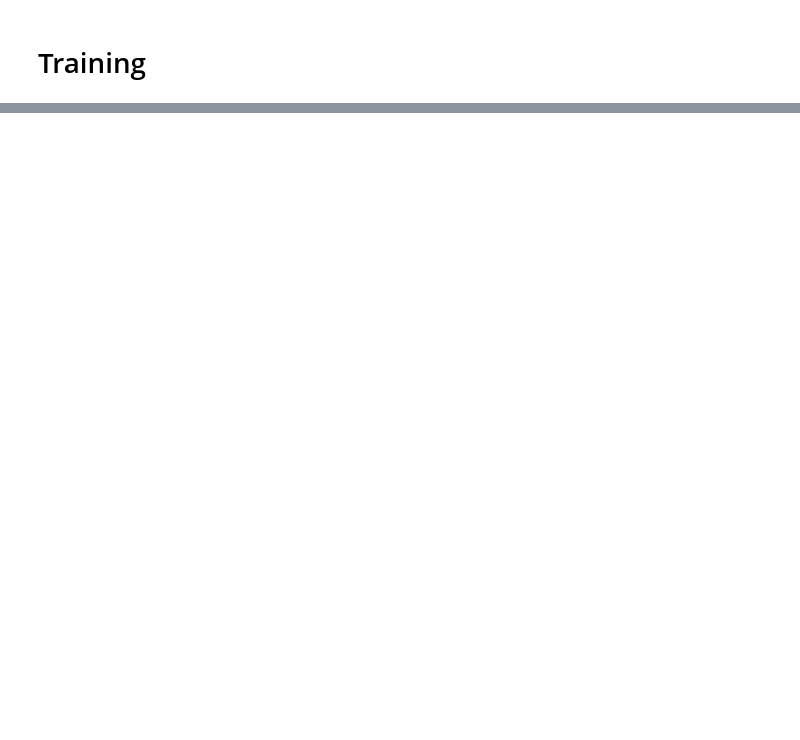
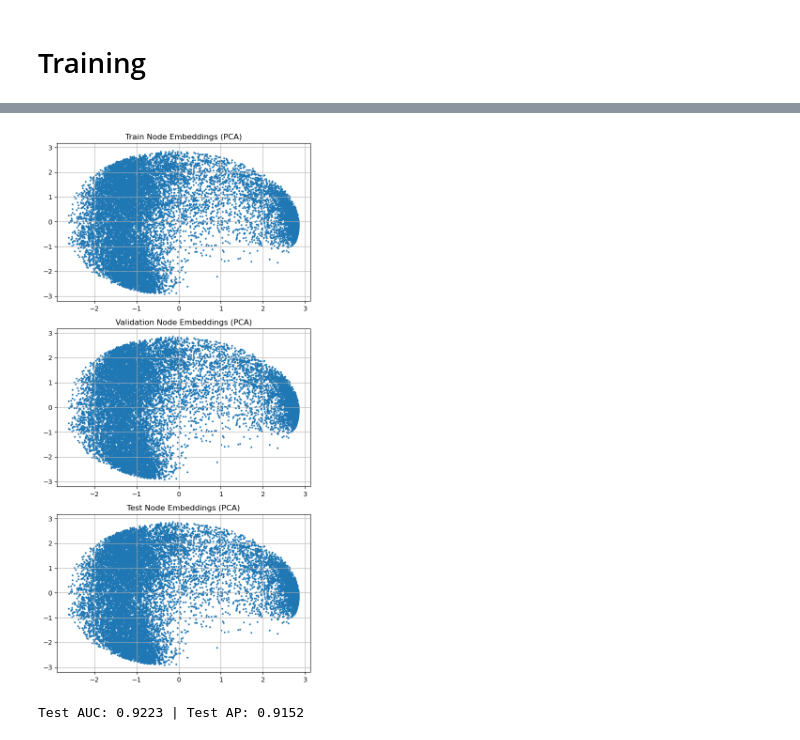
Before and after one commit to manavrm/co-purchase-prediction, a Jupyter notebook: feature_engineering_and_training.ipynb, the cells around one changed output, grey strips where cells are left out. Saved outputs shown, nothing was run; the diff lists cells and outputs as text; code cells hidden in the pictures; blank space fills up the shorter version.

```diff
--- a/feature_engineering_and_training.ipynb
+++ b/feature_engineering_and_training.ipynb
@@ -535,13 +694,53 @@ plt.show()
+# %%
+def get_pca_embeddings(x, edge_index, model):
+    model.eval()
+    with torch.no_grad():
+        z = model.encoder(x, edge_index).detach().cpu().numpy()
+    return z
+
+def plot_pca_grid(x_train, edge_train, x_val, edge_val, x_test, edge_test, model):
+    # Get embeddings
+    z_train = get_pca_embeddings(x_train, edge_train, model)
+    z_val = get_pca_embeddings(x_val, edge_val, model)
+    z_test = get_pca_embeddings(x_test, edge_test, model)
+
+    # Fit PCA on combined embeddings for consistent space
+    all_z = np.vstack([z_train, z_val, z_test])
+    pca = PCA(n_components=2)
+    pca.fit(all_z)
+
+    z_train_2d = pca.transform(z_train)
+    z_val_2d = pca.transform(z_val)
+    z_test_2d = pca.transform(z_test)
+
+    # Plot in 3x1 grid
+    fig, axes = plt.subplots(3, 1, figsize=(6, 12))
+
+    axes[0].scatter(z_train_2d[:, 0], z_train_2d[:, 1], s=3)
+    axes[0].set_title("Train Node Embeddings (PCA)")
+    axes[0].grid(True)
+
+    axes[1].scatter(z_val_2d[:, 0], z_val_2d[:, 1], s=3)
+    axes[1].set_title("Validation Node Embeddings (PCA)")
+    axes[1].grid(True)
+
+    axes[2].scatter(z_test_2d[:, 0], z_test_2d[:, 1], s=3)
+    axes[2].set_title("Test Node Embeddings (PCA)")
+    axes[2].grid(True)
+
+    plt.tight_layout()
+    plt.show()
+# %%
+plot_pca_grid(train_data.x, train_edge_index, val_data.x, val_edge_index, test_data.x, test_edge_index, model)
+# %% [output]
+[figure, added]
 # %%
 model.load_state_dict(best_model_state)
-
-# Evaluate test set and retrieve predictions
-test_loss, test_auc, test_ap, test_pred, test_label = evaluate(
-    model, pyg_data, edge_split["test_pos"], device, return_preds=True
+test_loss, test_auc, test_ap, test_preds, test_labels = evaluate(
+    model, test_data.x, test_data.edge_index, test_edge_label_index, test_edge_label, device
 )
-
-print(
-    f"\n✅ Final Test Results | Loss: {test_loss:.4f} | AUC: {test_auc:.4f} | AP: {test_ap:.4f}"
-)
+print(f"Test AUC: {test_auc:.4f} | Test AP: {test_ap:.4f}")
+# %% [output]
+Test AUC: 0.9223 | Test AP: 0.9152
 # %%
 # Get predictions and labels
```
Also changed, not shown: parts of 34 cells of this notebook.
